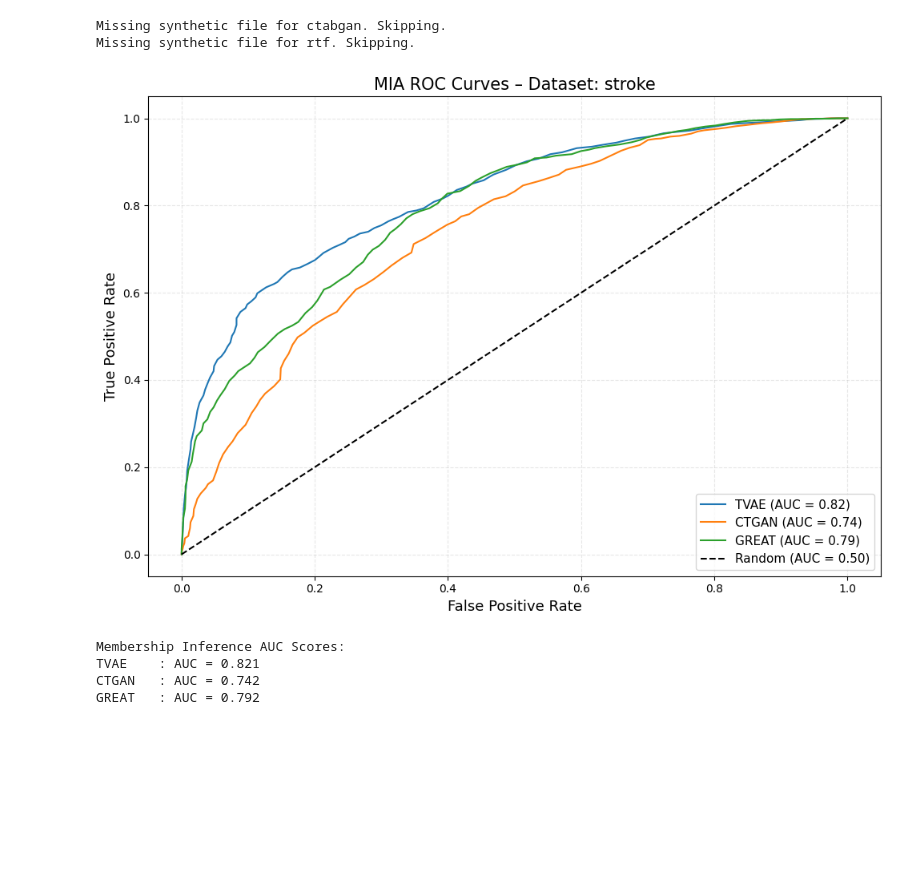
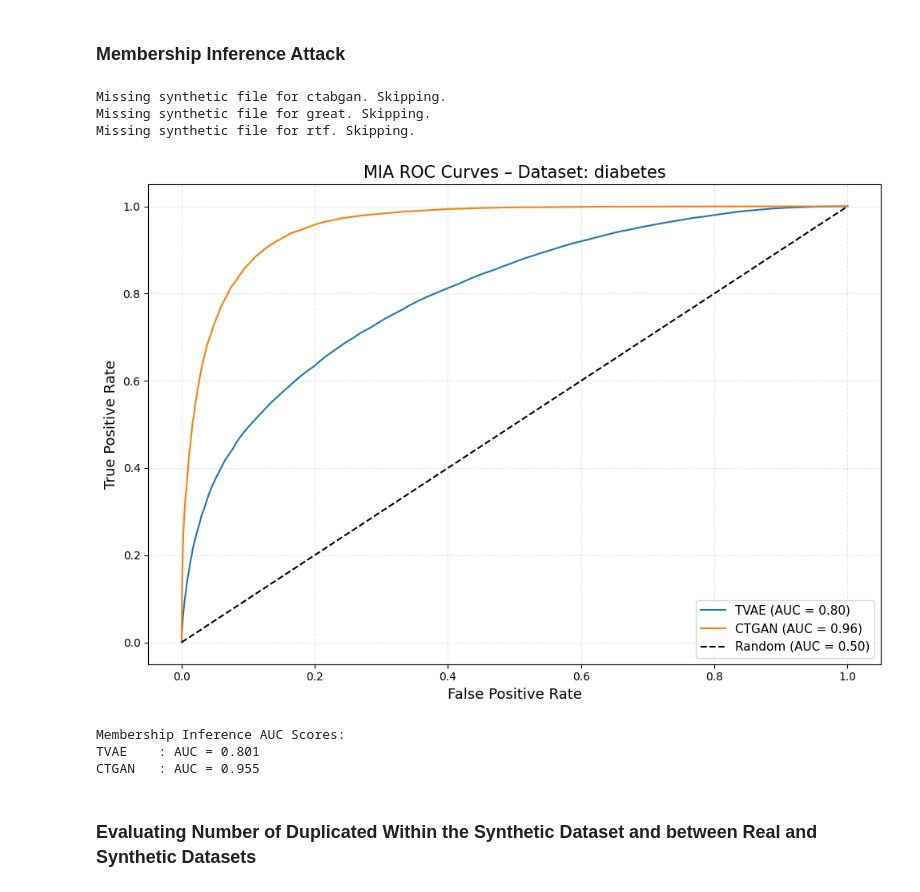
Before and after one commit to akurakova/SDE_Framework, a Jupyter notebook: notebooks/04_privacy_MIA.ipynb, the cells around one changed output. Drawn from its saved outputs; the diff is of its cells as text; code cells hidden in the pictures; blank space fills up the shorter version.

```diff
--- a/notebooks/04_privacy_MIA.ipynb
+++ b/notebooks/04_privacy_MIA.ipynb
@@ -1,3 +1,5 @@
+# %% [markdown]
+### Membership Inference Attack
 # %%
 import os
 import pandas as pd
@@ -9,12 +11,14 @@ from sklearn.ensemble import RandomForestClassifier
 from sklearn.metrics import roc_curve, auc
 
 # 1. User Parameters
-dataset_name = "stroke"
+dataset_name = "diabetes"
 generators = ["tvae", "ctgan", "ctabgan", "great", "rtf"]
 # 2. Paths
 real_path = f"../data/processed/{dataset_name}_train.csv"
-test_path = f"../data/processed/{dataset_name}_test.csv"  # not used here
+datasets = {}
 real_df_base = pd.read_csv(real_path)
+datasets["Real"] = real_df_base.copy()
+
 
 
 plt.figure(figsize=(10, 7))
@@ -28,8 +32,10 @@ for generator_name in generators:
         continue
 
     synth_df_base = pd.read_csv(synth_path)
+
     real_df = real_df_base.copy()
     synth_df = synth_df_base.copy()
+    datasets[generator_name.upper()] = synth_df_base.copy()
 
     categorical_cols = real_df.select_dtypes(include=['object', 'category']).columns.tolist()
     categorical_cols = [
@@ -60,35 +66,37 @@ for generator_name in generators:
     # --- Train/test split and attack model ---
     X_train, X_test, y_train, y_test = train_test_split(X, y, test_size=0.3, random_state=42)
     clf = RandomForestClassifier()
     clf.fit(X_train, y_train)
 
     probs = clf.predict_proba(X_test)[:, 1]
     fpr, tpr, _ = roc_curve(y_test, probs)
     roc_auc = auc(fpr, tpr)
 
 
     mia_scores[generator_name] = roc_auc
     plt.plot(fpr, tpr, label=f"{generator_name.upper()} (AUC = {roc_auc:.2f})")
 
 
 plt.plot([0, 1], [0, 1], 'k--', label="Random (AUC = 0.50)")
 plt.xlabel("False Positive Rate", fontsize=13)
 plt.ylabel("True Positive Rate", fontsize=13)
 plt.title(f"MIA ROC Curves – Dataset: {dataset_name}", fontsize=15)
 plt.legend(loc="lower right", fontsize=11)
 plt.grid(True, linestyle="--", alpha=0.3)
 plt.tight_layout()
 plt.show()
 
 # Print AUCs
 print("\nMembership Inference AUC Scores:")
 for model, score in mia_scores.items():
     print(f"{model.upper():8s}: AUC = {score:.3f}")
 # %% [output]
 Missing synthetic file for ctabgan. Skipping.
+Missing synthetic file for great. Skipping.
 Missing synthetic file for rtf. Skipping.
-[figure, old version]
+[figure, new version]
 Membership Inference AUC Scores:
-TVAE    : AUC = 0.821
-CTGAN   : AUC = 0.742
-GREAT   : AUC = 0.792
+TVAE    : AUC = 0.801
+CTGAN   : AUC = 0.955
+# %% [markdown]
+### Evaluating Number of Duplicated Within the Synthetic Dataset and between Real and Synthetic Datasets
```
Also changed, not shown: parts of 1 cell of this notebook.
